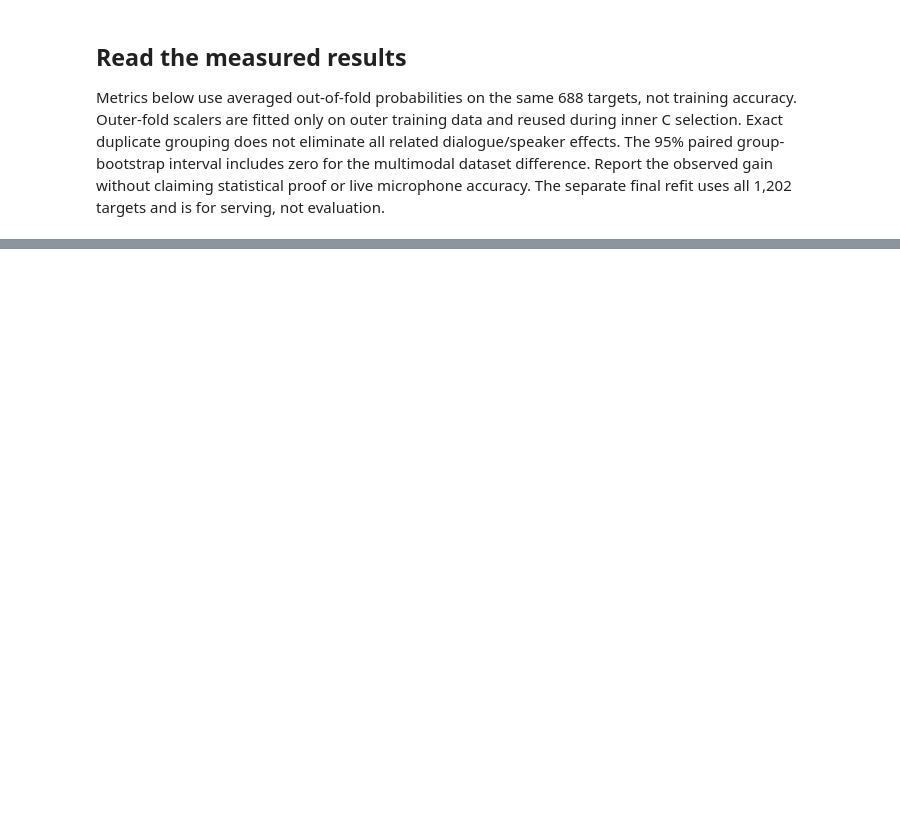
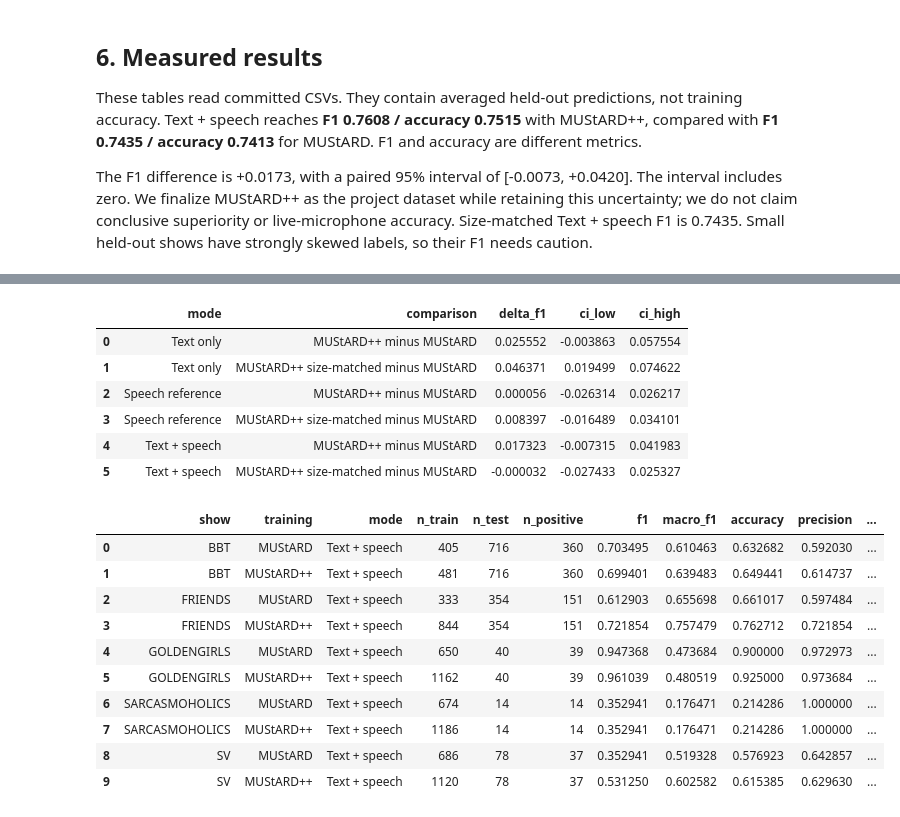
Before and after one commit to raghavvxts/TrueTone, a Jupyter notebook: TrueTone.ipynb, the cells around one changed output, grey strips where cells are left out. Cells and saved outputs as stored; diff of their text form; code cells hidden in the pictures; blank space fills up the shorter version.

```diff
--- a/TrueTone.ipynb
+++ b/TrueTone.ipynb
@@ -162,8 +238,12 @@ run('experiment/compare.py')
 # %% [markdown]
-## Read the measured results
+## 6. Measured results
 
-Metrics below use averaged out-of-fold probabilities on the same 688 targets, not training accuracy. Outer-fold scalers are fitted only on outer training data and reused during inner C selection. Exact duplicate grouping does not eliminate all related dialogue/speaker effects. The 95% paired group-bootstrap interval includes zero for the multimodal dataset difference. Report the observed gain without claiming statistical proof or live microphone accuracy. The separate final refit uses all 1,202 targets and is for serving, not evaluation.
+These tables read committed CSVs. They contain averaged held-out predictions, not training accuracy. Text + speech reaches **F1 0.7608 / accuracy 0.7515** with MUStARD++, compared with **F1 0.7435 / accuracy 0.7413** for MUStARD. F1 and accuracy are different metrics.
+
+The F1 difference is +0.0173, with a paired 95% interval of [-0.0073, +0.0420]. The interval includes zero. We finalize MUStARD++ as the project dataset while retaining this uncertainty; we do not claim conclusive superiority or live-microphone accuracy. Size-matched Text + speech F1 is 0.7435. Small held-out shows have strongly skewed labels, so their F1 needs caution.
 # %%
 display(pd.read_csv(ROOT / 'results/mustardpp/summary.csv'))
 display(pd.read_csv(ROOT / 'results/mustardpp/paired_bootstrap.csv'))
-display(pd.read_csv(ROOT / 'results/mustardpp/held_out_show.csv'))
+held = pd.read_csv(ROOT / 'results/mustardpp/held_out_show.csv')
+display(held[held['mode'] == 'Text + speech'].reset_index(drop=True))
+# %% [output]
@@ -169,0 +260,18 @@ display(pd.read_csv(ROOT / 'results/mustardpp/held_out_show.csv'))
+|  | mode | comparison | delta_f1 | ci_low | ci_high |
+| 0 | Text only | MUStARD++ minus MUStARD | 0.025552 | -0.003863 | 0.057554 |
+| 1 | Text only | MUStARD++ size-matched minus MUStARD | 0.046371 | 0.019499 | 0.074622 |
+| 2 | Speech reference | MUStARD++ minus MUStARD | 0.000056 | -0.026314 | 0.026217 |
+| 3 | Speech reference | MUStARD++ size-matched minus MUStARD | 0.008397 | -0.016489 | 0.034101 |
+| 4 | Text + speech | MUStARD++ minus MUStARD | 0.017323 | -0.007315 | 0.041983 |
+| 5 | Text + speech | MUStARD++ size-matched minus MUStARD | -0.000032 | -0.027433 | 0.025327 |
+|  | show | training | mode | n_train | n_test | n_positive | f1 | macro_f1 | accuracy | precision | ... |
+| 0 | BBT | MUStARD | Text + speech | 405 | 716 | 360 | 0.703495 | 0.610463 | 0.632682 | 0.592030 | ... |
+| 1 | BBT | MUStARD++ | Text + speech | 481 | 716 | 360 | 0.699401 | 0.639483 | 0.649441 | 0.614737 | ... |
+| 2 | FRIENDS | MUStARD | Text + speech | 333 | 354 | 151 | 0.612903 | 0.655698 | 0.661017 | 0.597484 | ... |
+| 3 | FRIENDS | MUStARD++ | Text + speech | 844 | 354 | 151 | 0.721854 | 0.757479 | 0.762712 | 0.721854 | ... |
+| 4 | GOLDENGIRLS | MUStARD | Text + speech | 650 | 40 | 39 | 0.947368 | 0.473684 | 0.900000 | 0.972973 | ... |
+| 5 | GOLDENGIRLS | MUStARD++ | Text + speech | 1162 | 40 | 39 | 0.961039 | 0.480519 | 0.925000 | 0.973684 | ... |
+| 6 | SARCASMOHOLICS | MUStARD | Text + speech | 674 | 14 | 14 | 0.352941 | 0.176471 | 0.214286 | 1.000000 | ... |
+| 7 | SARCASMOHOLICS | MUStARD++ | Text + speech | 1186 | 14 | 14 | 0.352941 | 0.176471 | 0.214286 | 1.000000 | ... |
+| 8 | SV | MUStARD | Text + speech | 686 | 78 | 37 | 0.352941 | 0.519328 | 0.576923 | 0.642857 | ... |
+| 9 | SV | MUStARD++ | Text + speech | 1120 | 78 | 37 | 0.531250 | 0.602582 | 0.615385 | 0.629630 | ... |
```
Also changed, not shown: parts of 17 cells of this notebook, 9 other files.
